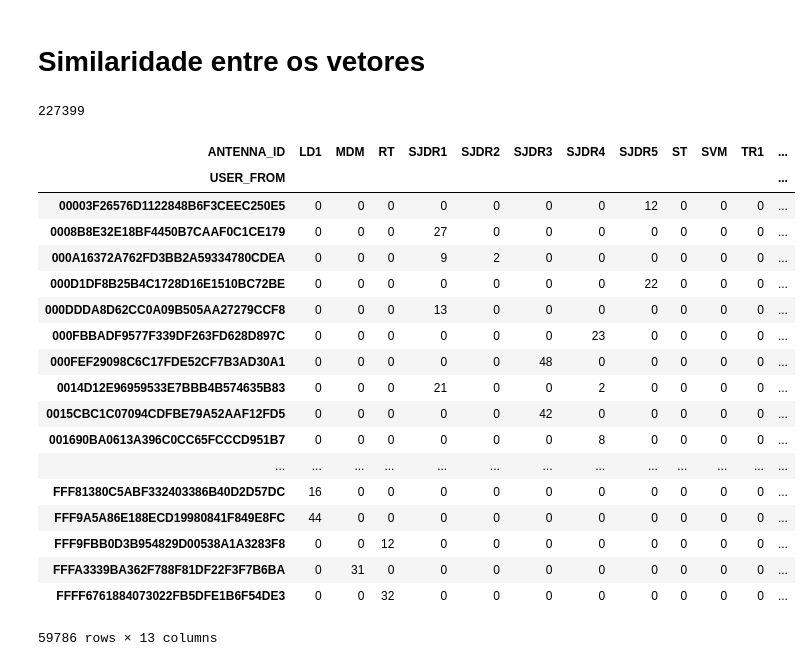
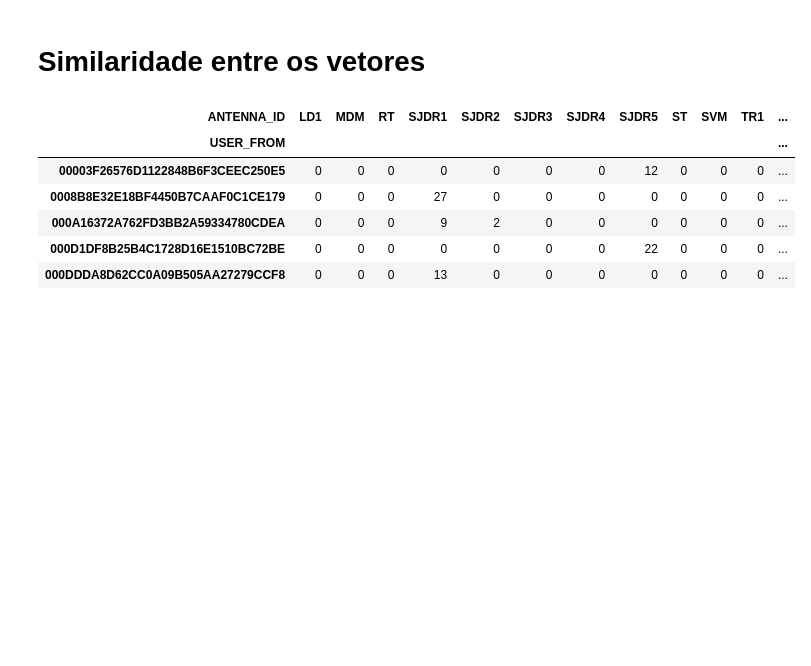
Before and after one commit to ghmc91/Projeto_Mestrado, a Jupyter notebook: Location_Matrix.ipynb, the cells around one changed output. Cells and saved outputs as stored; diff of their text form; code cells hidden in the pictures; blank space fills up the shorter version.

```diff
--- a/Location_Matrix.ipynb
+++ b/Location_Matrix.ipynb
@@ -8,9 +8,4 @@ import networkx as nx
 # Leitura e pré-processamento dos dados para a criação da matrix de localização
 # %%
 df = pd.read_csv('/home/gustavo/Desktop/Mestrado/mestrado_dados/dados_18.11/df_main_full.csv', index_col=False)
-df.drop(columns={'Unnamed: 0'}, inplace=True)
+#df.drop(columns={'Unnamed: 0'}, inplace=True)
-# %%
-df_reduced = pd.read_csv('/home/gustavo/Desktop/Mestrado/mestrado_dados/dados_18.11/class_sjdr.csv')
-df_reduced.rename(columns={'ANTENNA_ID': 'PRESUMED_RESIDENCE'}, inplace=True)
-df = pd.merge(df, df_reduced[['PRESUMED_RESIDENCE', 'classe']], on='PRESUMED_RESIDENCE')
-df
@@ -79,10 +53,6 @@ trajectory_vector_array = trajectory_vector.to_numpy()
 # %%
 file = open('/home/gustavo/Desktop/Mestrado/mestrado_dados/Arquivos_Pickle/dict_edges.pkl', 'rb')
 dict_edge = pickle.load(file)
-# %%
-len(dict_edge)
-# %% [output]
-227399
 # %%
 def calculate_cosine_similarity(t_v, dict_edge):
     to_remove_dict = {}
@@ -109,32 +79,20 @@ dt_3 = calculate_cosine_similarity(trajectory_vector_3, dict_edge)
 # %%
 t_v_2 = trajectory_vector_2.copy()
 t_v_2['class'] = 2
 
 t_v_3 = trajectory_vector_3.copy()
 t_v_3['class'] = 3
 
 t_v = t_v_3.append(t_v_2)
-t_v
+t_v.head()
 # %% [output]
 | ANTENNA_ID | LD1 | MDM | RT | SJDR1 | SJDR2 | SJDR3 | SJDR4 | SJDR5 | ST | SVM | TR1 | ... |
 | USER_FROM |  |  |  |  |  |  |  |  |  |  |  | ... |
 | 00003F26576D1122848B6F3CEEC250E5 | 0 | 0 | 0 | 0 | 0 | 0 | 0 | 12 | 0 | 0 | 0 | ... |
 | 0008B8E32E18BF4450B7CAAF0C1CE179 | 0 | 0 | 0 | 27 | 0 | 0 | 0 | 0 | 0 | 0 | 0 | ... |
 | 000A16372A762FD3BB2A59334780CDEA | 0 | 0 | 0 | 9 | 2 | 0 | 0 | 0 | 0 | 0 | 0 | ... |
 | 000D1DF8B25B4C1728D16E1510BC72BE | 0 | 0 | 0 | 0 | 0 | 0 | 0 | 22 | 0 | 0 | 0 | ... |
 | 000DDDA8D62CC0A09B505AA27279CCF8 | 0 | 0 | 0 | 13 | 0 | 0 | 0 | 0 | 0 | 0 | 0 | ... |
-| 000FBBADF9577F339DF263FD628D897C | 0 | 0 | 0 | 0 | 0 | 0 | 23 | 0 | 0 | 0 | 0 | ... |
-| 000FEF29098C6C17FDE52CF7B3AD30A1 | 0 | 0 | 0 | 0 | 0 | 48 | 0 | 0 | 0 | 0 | 0 | ... |
-| 0014D12E96959533E7BBB4B574635B83 | 0 | 0 | 0 | 21 | 0 | 0 | 2 | 0 | 0 | 0 | 0 | ... |
-| 0015CBC1C07094CDFBE79A52AAF12FD5 | 0 | 0 | 0 | 0 | 0 | 42 | 0 | 0 | 0 | 0 | 0 | ... |
-| 001690BA0613A396C0CC65FCCCD951B7 | 0 | 0 | 0 | 0 | 0 | 0 | 8 | 0 | 0 | 0 | 0 | ... |
-| ... | ... | ... | ... | ... | ... | ... | ... | ... | ... | ... | ... | ... |
-| FFF81380C5ABF332403386B40D2D57DC | 16 | 0 | 0 | 0 | 0 | 0 | 0 | 0 | 0 | 0 | 0 | ... |
-| FFF9A5A86E188ECD19980841F849E8FC | 44 | 0 | 0 | 0 | 0 | 0 | 0 | 0 | 0 | 0 | 0 | ... |
-| FFF9FBB0D3B954829D00538A1A3283F8 | 0 | 0 | 12 | 0 | 0 | 0 | 0 | 0 | 0 | 0 | 0 | ... |
-| FFFA3339BA362F788F81DF22F3F7B6BA | 0 | 31 | 0 | 0 | 0 | 0 | 0 | 0 | 0 | 0 | 0 | ... |
-| FFFF6761884073022FB5DFE1B6F54DE3 | 0 | 0 | 32 | 0 | 0 | 0 | 0 | 0 | 0 | 0 | 0 | ... |
-59786 rows × 13 columns
 # %%
 from itertools import chain
 def dict_union(*args):
```
Also changed, not shown: parts of 14 cells of this notebook, 16 other files.
